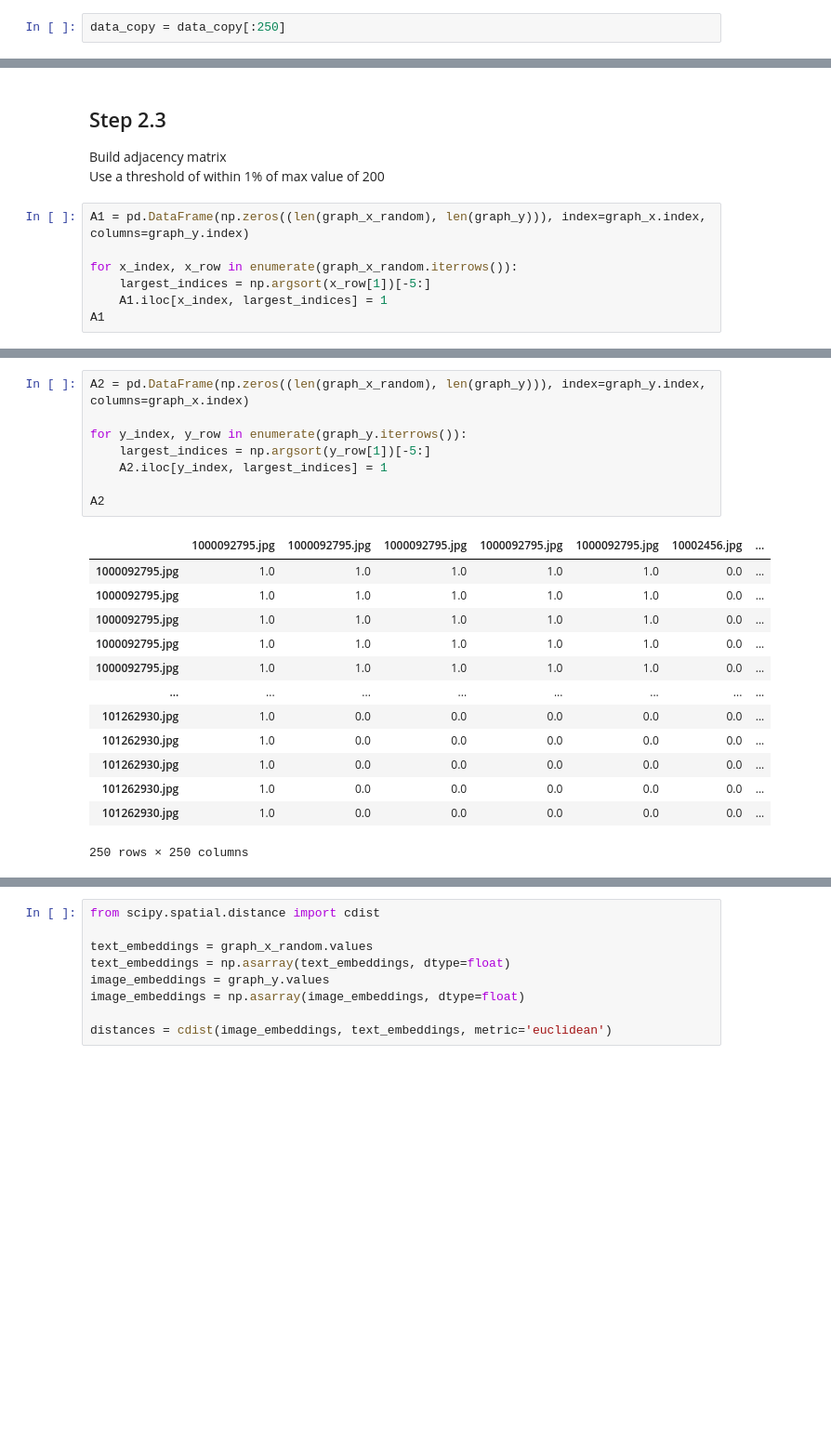
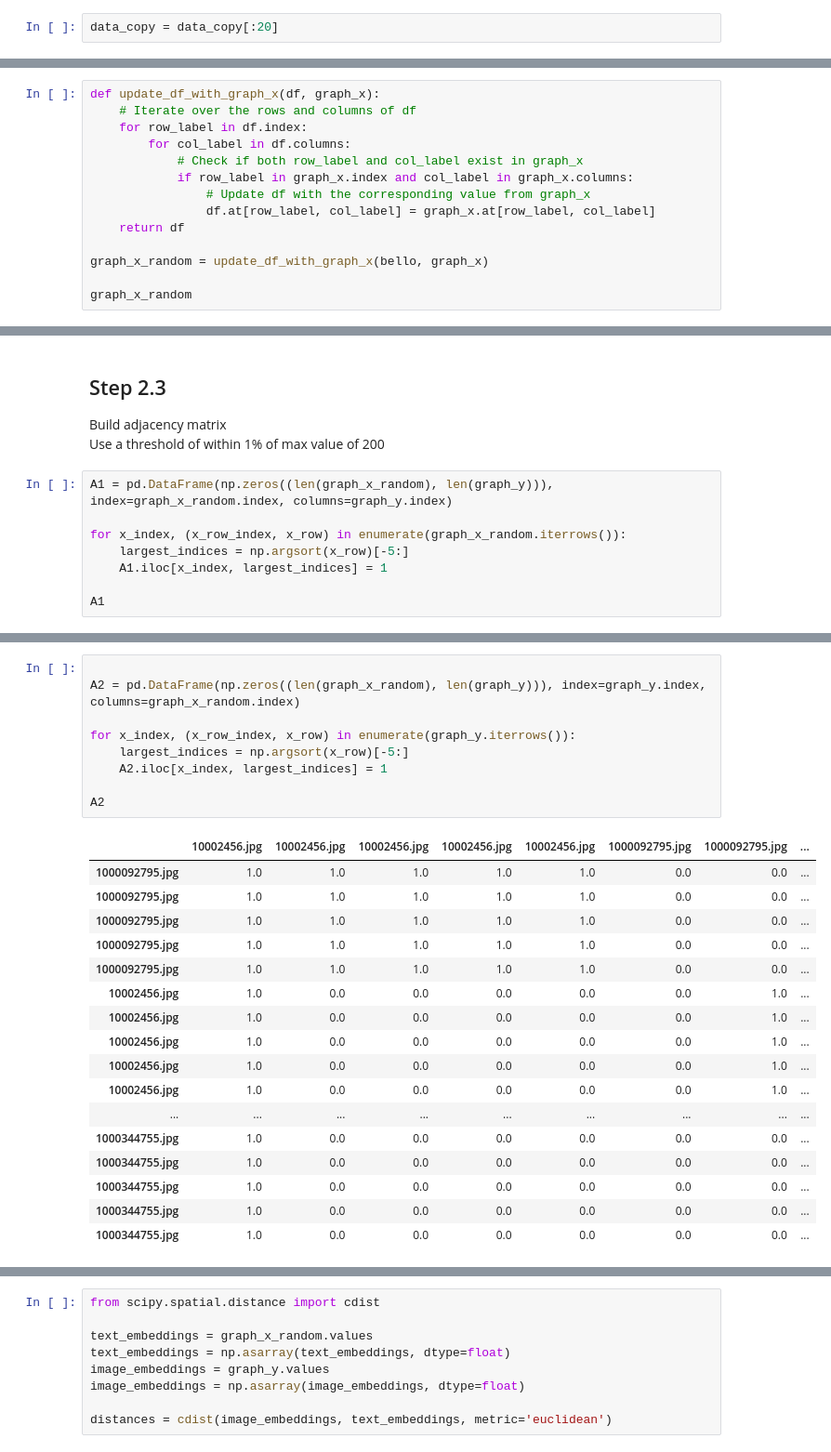
Before and after one commit to blake2703/image-text-retrieval, a Jupyter notebook: Unsupervised entity alignment for text-image retrieval.ipynb, the cells around one changed output, grey strips where cells are left out. Shown at 93% size. Saved outputs shown, nothing was run; the diff lists cells and outputs as text; blank space fills up the shorter version.

```diff
--- a/Unsupervised entity alignment for text-image retrieval.ipynb
+++ b/Unsupervised entity alignment for text-image retrieval.ipynb
@@ -147,7 +147,7 @@ Name: 19999, dtype: object
     - Put the embeddings in a new column
 5. Get BERT embeddings
 # %%
-data_copy = data_copy[:250]
+data_copy = data_copy[:20]
 # %% [markdown]
 #### Preprocess Text
 1. Remove whitespace from each comment
@@ -439,0 +509,14 @@ graph_x_random
+# %%
+def update_df_with_graph_x(df, graph_x):
+    # Iterate over the rows and columns of df
+    for row_label in df.index:
+        for col_label in df.columns:
+            # Check if both row_label and col_label exist in graph_x
+            if row_label in graph_x.index and col_label in graph_x.columns:
+                # Update df with the corresponding value from graph_x
+                df.at[row_label, col_label] = graph_x.at[row_label, col_label]
+    return df
+
+graph_x_random = update_df_with_graph_x(bello, graph_x)
+
+graph_x_random
@@ -494,11 +614,12 @@ Build adjacency matrix
 <br>
 Use a threshold of within 1% of max value of 200
 # %%
-A1 = pd.DataFrame(np.zeros((len(graph_x_random), len(graph_y))), index=graph_x.index, columns=graph_y.index)
+A1 = pd.DataFrame(np.zeros((len(graph_x_random), len(graph_y))), index=graph_x_random.index, columns=graph_y.index)
 
-for x_index, x_row in enumerate(graph_x_random.iterrows()):
-    largest_indices = np.argsort(x_row[1])[-5:]
+for x_index, (x_row_index, x_row) in enumerate(graph_x_random.iterrows()):
+    largest_indices = np.argsort(x_row)[-5:]
     A1.iloc[x_index, largest_indices] = 1
+
 A1
 # %% [output]
 |  | 1000092795.jpg | 1000092795.jpg | 1000092795.jpg | 1000092795.jpg | 1000092795.jpg | 10002456.jpg | ... |
@@ -517,25 +642,30 @@ A1
 # %%
-A2 = pd.DataFrame(np.zeros((len(graph_x_random), len(graph_y))), index=graph_y.index, columns=graph_x.index)
 
-for y_index, y_row in enumerate(graph_y.iterrows()):
-    largest_indices = np.argsort(y_row[1])[-5:]
-    A2.iloc[y_index, largest_indices] = 1
+A2 = pd.DataFrame(np.zeros((len(graph_x_random), len(graph_y))), index=graph_y.index, columns=graph_x_random.index)
+
+for x_index, (x_row_index, x_row) in enumerate(graph_y.iterrows()):
+    largest_indices = np.argsort(x_row)[-5:]
+    A2.iloc[x_index, largest_indices] = 1
 
 A2
 # %% [output]
-|  | 1000092795.jpg | 1000092795.jpg | 1000092795.jpg | 1000092795.jpg | 1000092795.jpg | 10002456.jpg | ... |
-| 1000092795.jpg | 1.0 | 1.0 | 1.0 | 1.0 | 1.0 | 0.0 | ... |
-| 1000092795.jpg | 1.0 | 1.0 | 1.0 | 1.0 | 1.0 | 0.0 | ... |
-| 1000092795.jpg | 1.0 | 1.0 | 1.0 | 1.0 | 1.0 | 0.0 | ... |
-| 1000092795.jpg | 1.0 | 1.0 | 1.0 | 1.0 | 1.0 | 0.0 | ... |
-| 1000092795.jpg | 1.0 | 1.0 | 1.0 | 1.0 | 1.0 | 0.0 | ... |
-| ... | ... | ... | ... | ... | ... | ... | ... |
-| 101262930.jpg | 1.0 | 0.0 | 0.0 | 0.0 | 0.0 | 0.0 | ... |
-| 101262930.jpg | 1.0 | 0.0 | 0.0 | 0.0 | 0.0 | 0.0 | ... |
-| 101262930.jpg | 1.0 | 0.0 | 0.0 | 0.0 | 0.0 | 0.0 | ... |
-| 101262930.jpg | 1.0 | 0.0 | 0.0 | 0.0 | 0.0 | 0.0 | ... |
-| 101262930.jpg | 1.0 | 0.0 | 0.0 | 0.0 | 0.0 | 0.0 | ... |
+|  | 10002456.jpg | 10002456.jpg | 10002456.jpg | 10002456.jpg | 10002456.jpg | 1000092795.jpg | 1000092795.jpg | ... |
+| 1000092795.jpg | 1.0 | 1.0 | 1.0 | 1.0 | 1.0 | 0.0 | 0.0 | ... |
+| 1000092795.jpg | 1.0 | 1.0 | 1.0 | 1.0 | 1.0 | 0.0 | 0.0 | ... |
+| 1000092795.jpg | 1.0 | 1.0 | 1.0 | 1.0 | 1.0 | 0.0 | 0.0 | ... |
+| 1000092795.jpg | 1.0 | 1.0 | 1.0 | 1.0 | 1.0 | 0.0 | 0.0 | ... |
+| 1000092795.jpg | 1.0 | 1.0 | 1.0 | 1.0 | 1.0 | 0.0 | 0.0 | ... |
+| 10002456.jpg | 1.0 | 0.0 | 0.0 | 0.0 | 0.0 | 0.0 | 1.0 | ... |
+| 10002456.jpg | 1.0 | 0.0 | 0.0 | 0.0 | 0.0 | 0.0 | 1.0 | ... |
+| 10002456.jpg | 1.0 | 0.0 | 0.0 | 0.0 | 0.0 | 0.0 | 1.0 | ... |
+| 10002456.jpg | 1.0 | 0.0 | 0.0 | 0.0 | 0.0 | 0.0 | 1.0 | ... |
+| 10002456.jpg | 1.0 | 0.0 | 0.0 | 0.0 | 0.0 | 0.0 | 1.0 | ... |
+| ... | ... | ... | ... | ... | ... | ... | ... | ... |
+| 1000344755.jpg | 1.0 | 0.0 | 0.0 | 0.0 | 0.0 | 0.0 | 0.0 | ... |
+| 1000344755.jpg | 1.0 | 0.0 | 0.0 | 0.0 | 0.0 | 0.0 | 0.0 | ... |
+| 1000344755.jpg | 1.0 | 0.0 | 0.0 | 0.0 | 0.0 | 0.0 | 0.0 | ... |
+| 1000344755.jpg | 1.0 | 0.0 | 0.0 | 0.0 | 0.0 | 0.0 | 0.0 | ... |
+| 1000344755.jpg | 1.0 | 0.0 | 0.0 | 0.0 | 0.0 | 0.0 | 0.0 | ... |
-250 rows × 250 columns
 # %%
 
 N1 = pd.DataFrame(np.eye(len(graph_x_random)), index=graph_x_random.index, columns=graph_y.index)
```
Also changed, not shown: parts of 22 cells of this notebook.
